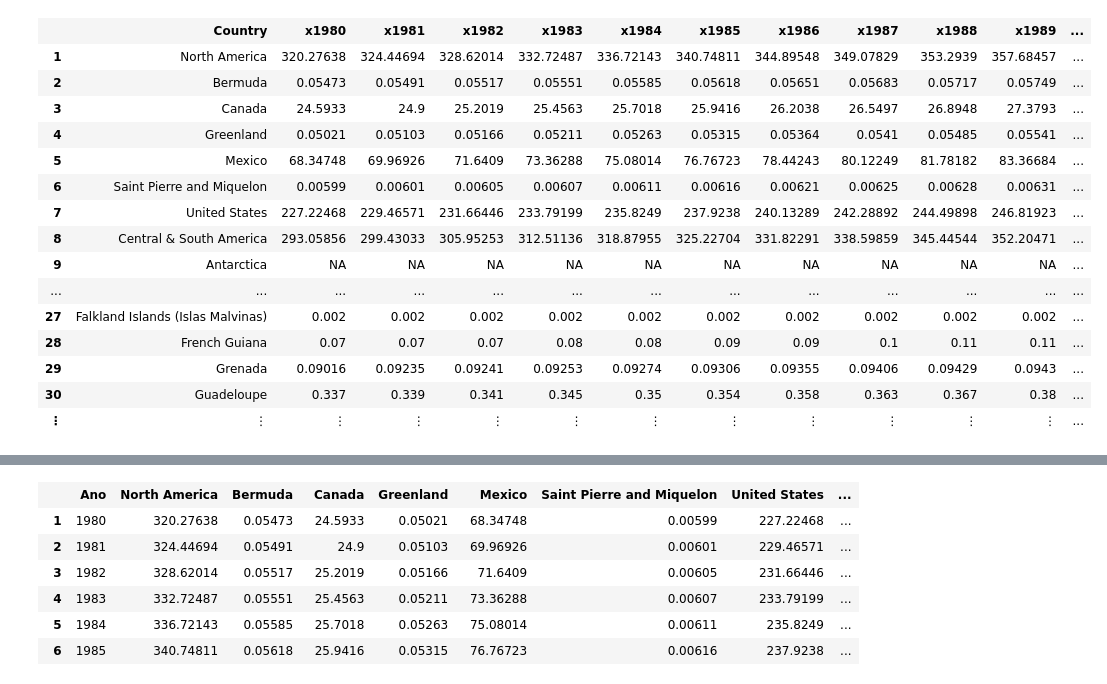
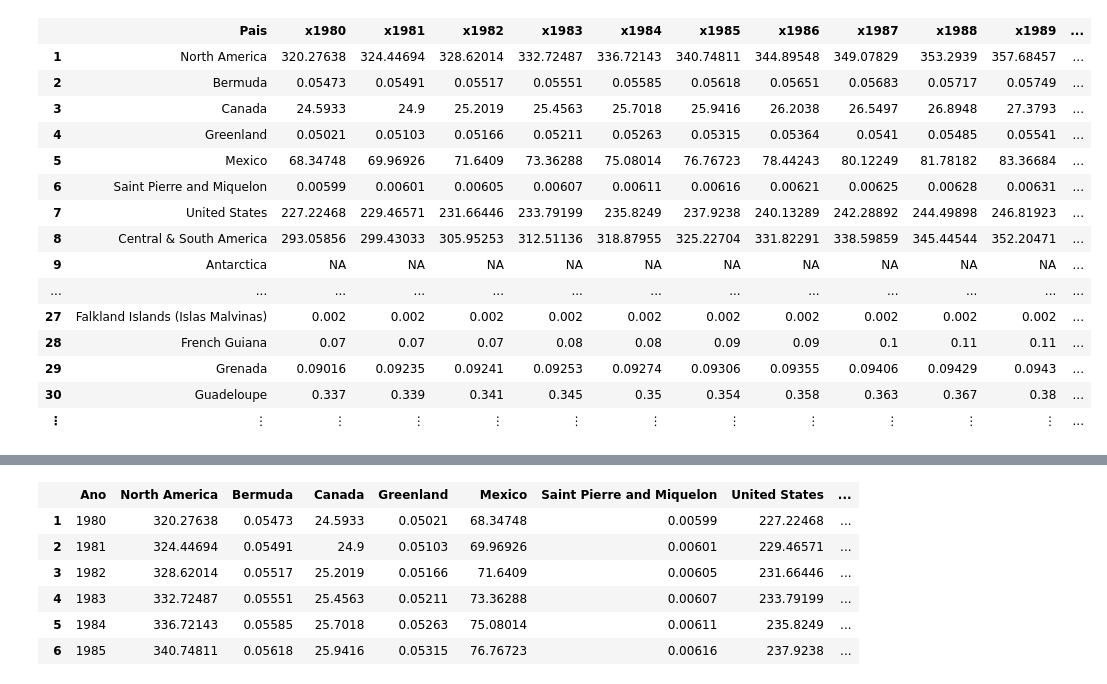
Before and after one commit to gomiero/canalalexandregomiero, a Jupyter notebook: Notebooks/Julia-Gadfly-Video11.ipynb, the cells around one changed output, grey strips where cells are left out. Drawn from its saved outputs; the diff is of its cells as text; code cells hidden in the pictures.

```diff
--- a/Notebooks/Julia-Gadfly-Video11.ipynb
+++ b/Notebooks/Julia-Gadfly-Video11.ipynb
@@ -36,8 +6,8 @@ Como o arquivo csv contém strings *"NA"* e *"--"* para representar a ausência
 # %%
-pop = readtable("../data/populationbycountry19802010millions.csv", header=true, nastrings=["","NA","--"])
+pop = readtable("data/populationbycountry19802010millions.csv", nastrings=["","NA","--"])
 pop
 # %% [output]
-|  | Country | x1980 | x1981 | x1982 | x1983 | x1984 | x1985 | x1986 | x1987 | x1988 | x1989 | ... |
+|  | Pais | x1980 | x1981 | x1982 | x1983 | x1984 | x1985 | x1986 | x1987 | x1988 | x1989 | ... |
 | 1 | North America | 320.27638 | 324.44694 | 328.62014 | 332.72487 | 336.72143 | 340.74811 | 344.89548 | 349.07829 | 353.2939 | 357.68457 | ... |
 | 2 | Bermuda | 0.05473 | 0.05491 | 0.05517 | 0.05551 | 0.05585 | 0.05618 | 0.05651 | 0.05683 | 0.05717 | 0.05749 | ... |
 | 3 | Canada | 24.5933 | 24.9 | 25.2019 | 25.4563 | 25.7018 | 25.9416 | 26.2038 | 26.5497 | 26.8948 | 27.3793 | ... |
```
Also changed, not shown: parts of 20 cells of this notebook.
